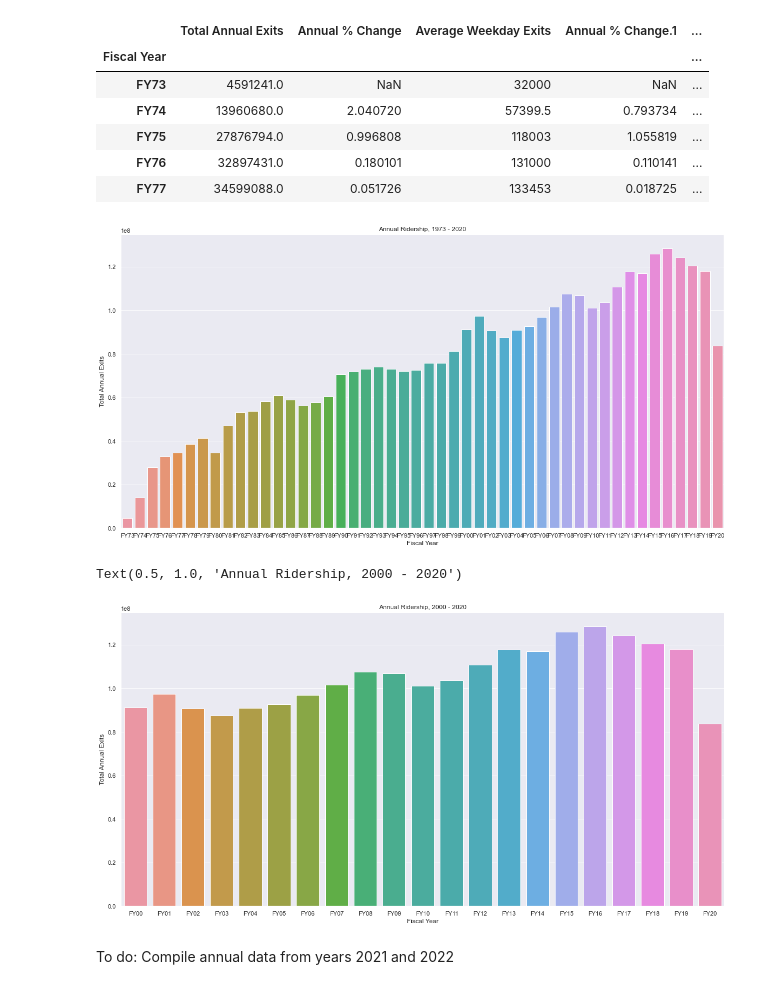
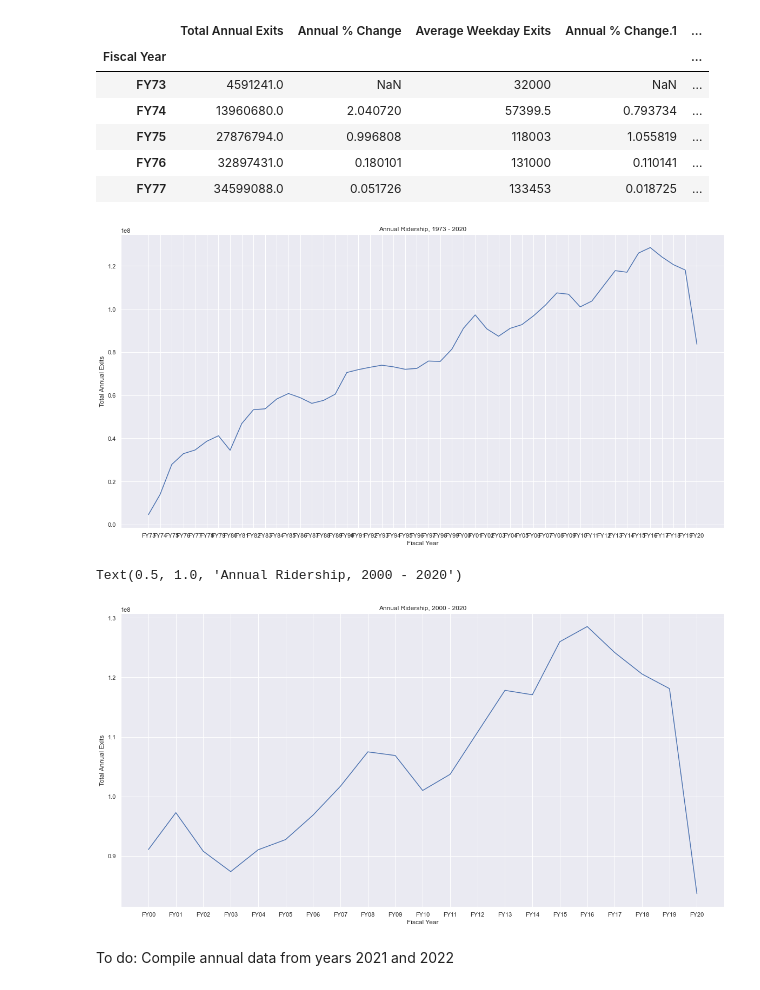
Before and after one commit to angela-bi/public_transportation_dailycal, a Jupyter notebook: ridership_eda.ipynb, the cells around one changed output. Saved outputs shown, nothing was run; the diff lists cells and outputs as text; code cells hidden in the pictures.

Commit message:
created lineplot ridership

```diff
--- a/ridership_eda.ipynb
+++ b/ridership_eda.ipynb
@@ -69,17 +69,17 @@ ann_rider.head()
 | FY76 | 32897431.0 | 0.180101 | 131000 | 0.110141 | ... |
 | FY77 | 34599088.0 | 0.051726 | 133453 | 0.018725 | ... |
 # %%
-sns.barplot(data=ann_rider, x=ann_rider.index, y=ann_rider['Total Annual Exits'])
+sns.lineplot(data=ann_rider, x=ann_rider.index, y=ann_rider['Total Annual Exits'])
 plt.title('Annual Ridership, 1973 - 2020')
 plt.xlabel('Fiscal Year');
 # %% [output]
-[figure, old version]
+[figure, new version]
 # %%
-sns.barplot(data=ann_rider.iloc[27:], x=ann_rider.iloc[27:].index, y=ann_rider.iloc[27:]['Total Annual Exits'])
+sns.lineplot(data=ann_rider.iloc[27:], x=ann_rider.iloc[27:].index, y=ann_rider.iloc[27:]['Total Annual Exits'])
 plt.title('Annual Ridership, 2000 - 2020')
 # %% [output]
 Text(0.5, 1.0, 'Annual Ridership, 2000 - 2020')
-[figure, old version]
+[figure, new version]
 # %% [markdown]
 To do: Compile annual data from years 2021 and 2022
 # %%
```
Also changed, not shown: parts of 13 cells of this notebook.
